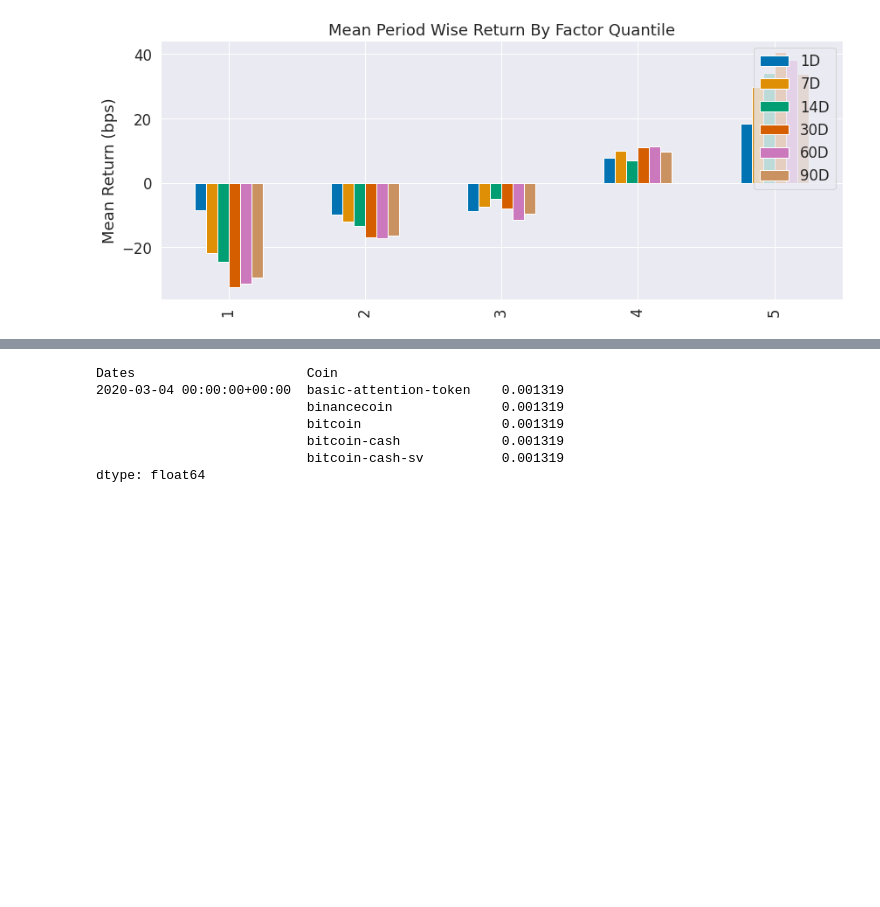
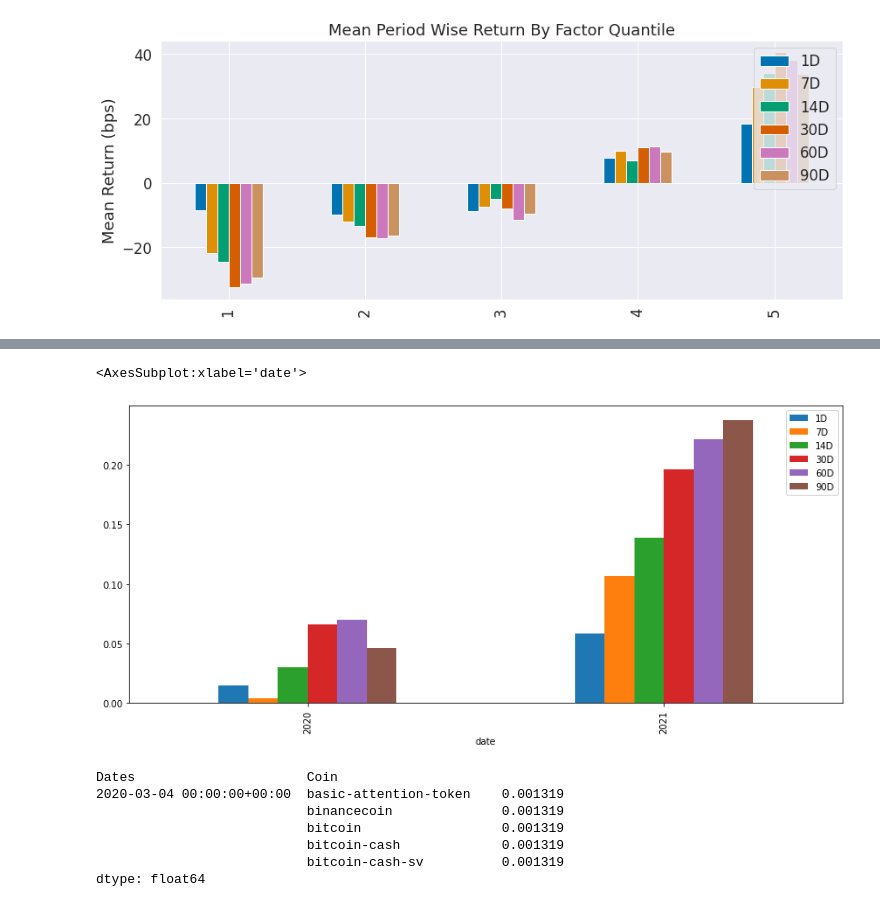
Before and after one commit to carlos-carlos/ML-Class-capstone-project, a Jupyter notebook: Step7_Alphalens_Evaluation.ipynb, the cells around one changed output, grey strips where cells are left out. Cells and saved outputs as stored; diff of their text form; code cells hidden in the pictures; blank space fills up the shorter version.

```diff
--- a/Step7_Alphalens_Evaluation.ipynb
+++ b/Step7_Alphalens_Evaluation.ipynb
@@ -245,3 +282,11 @@ Turnover Analysis
+# %%
+ic = factor_information_coefficient(ridge_factor_data)
+ic_by_year = ic.resample('A').mean()
+ic_by_year.index = ic_by_year.index.year
+ic_by_year.plot.bar(figsize=(14,6))
+# %% [output]
+<AxesSubplot:xlabel='date'>
+[figure, added]
 # %%
 # From Lasso
 best_lasso_alpha = get_best_alpha(lasso_scores)
```
Also changed, not shown: parts of 9 cells of this notebook.
